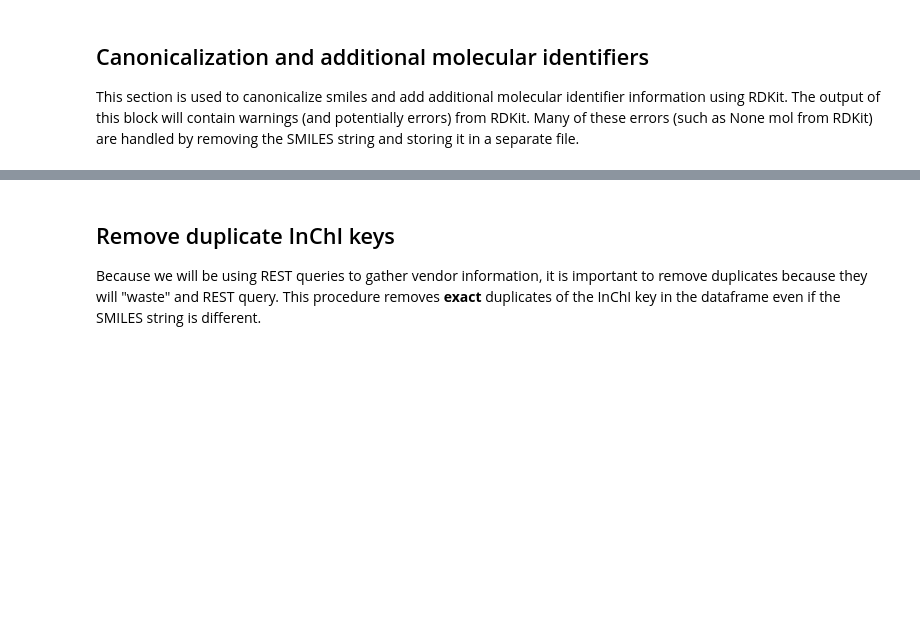
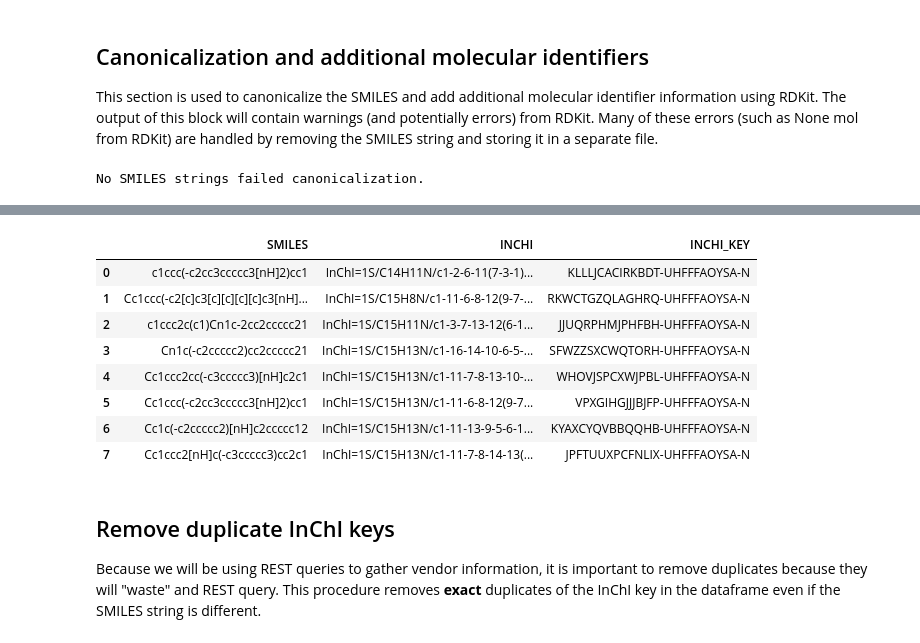
Before and after one commit to thejameshoward/CommercialCompoundSearcher, a Jupyter notebook: CommercialCompoundSearcher.ipynb, the cells around one changed output, grey strips where cells are left out. Saved outputs shown, nothing was run; the diff lists cells and outputs as text; code cells hidden in the pictures; blank space fills up the shorter version.

```diff
--- a/CommercialCompoundSearcher.ipynb
+++ b/CommercialCompoundSearcher.ipynb
@@ -48,9 +66,10 @@ display(df)
 # %% [markdown]
 ## Canonicalization and additional molecular identifiers
 
-This section is used to canonicalize smiles and add additional molecular identifier information using RDKit. The output of this block will contain warnings (and potentially errors) from RDKit. Many of these errors (such as None mol from RDKit) are handled by removing the SMILES string and storing it in a separate file.
+This section is used to canonicalize the SMILES and add additional molecular identifier information using RDKit. The output of this block will contain warnings (and potentially errors) from RDKit. Many of these errors (such as None mol from RDKit) are handled by removing the SMILES string and storing it in a separate file.
 # %%
 # Apply canonicalization
+#TODO Understand how this affects stereoconfiguration in the SMILES/InChI/InChI key values
 df['SMILES'] = df['SMILES'].apply(canonicalize_smiles)
 
 # Add InChI column
@@ -65,9 +84,14 @@ failed = df[(df['INCHI'].isna()) | (df['INCHI_KEY'].isna())]
 # Get every successfully standardized row
 df = df[~(df['INCHI'].isna()) | ~(df['INCHI_KEY'].isna())]
 
+# Save the failed and the canonicalized datasets to a csv file
 failed.to_csv('./results/failed_canonicalization.csv', index=False)
-
 df.to_csv('./results/canonicalized.csv', index=False)
 
-display(failed)
+if failed.empty:
+    print('No SMILES strings failed canonicalization.')
+else:
+    display(failed)
 display(df)
+# %% [output]
+No SMILES strings failed canonicalization.
@@ -74,3 +99,12 @@ display(df)
+|  | SMILES | INCHI | INCHI_KEY |
+| 0 | c1ccc(-c2cc3ccccc3[nH]2)cc1 | InChI=1S/C14H11N/c1-2-6-11(7-3-1)... | KLLLJCACIRKBDT-UHFFFAOYSA-N |
+| 1 | Cc1ccc(-c2[c]c3[c][c][c][c]c3[nH]... | InChI=1S/C15H8N/c1-11-6-8-12(9-7-... | RKWCTGZQLAGHRQ-UHFFFAOYSA-N |
+| 2 | c1ccc2c(c1)Cn1c-2cc2ccccc21 | InChI=1S/C15H11N/c1-3-7-13-12(6-1... | JJUQRPHMJPHFBH-UHFFFAOYSA-N |
+| 3 | Cn1c(-c2ccccc2)cc2ccccc21 | InChI=1S/C15H13N/c1-16-14-10-6-5-... | SFWZZSXCWQTORH-UHFFFAOYSA-N |
+| 4 | Cc1ccc2cc(-c3ccccc3)[nH]c2c1 | InChI=1S/C15H13N/c1-11-7-8-13-10-... | WHOVJSPCXWJPBL-UHFFFAOYSA-N |
+| 5 | Cc1ccc(-c2cc3ccccc3[nH]2)cc1 | InChI=1S/C15H13N/c1-11-6-8-12(9-7... | VPXGIHGJJJBJFP-UHFFFAOYSA-N |
+| 6 | Cc1c(-c2ccccc2)[nH]c2ccccc12 | InChI=1S/C15H13N/c1-11-13-9-5-6-1... | KYAXCYQVBBQQHB-UHFFFAOYSA-N |
+| 7 | Cc1ccc2[nH]c(-c3ccccc3)cc2c1 | InChI=1S/C15H13N/c1-11-7-8-14-13(... | JPFTUUXPCFNLIX-UHFFFAOYSA-N |
 # %% [markdown]
 ## Remove duplicate InChI keys
 
```
Also changed, not shown: parts of 17 cells of this notebook, 12 other files.
